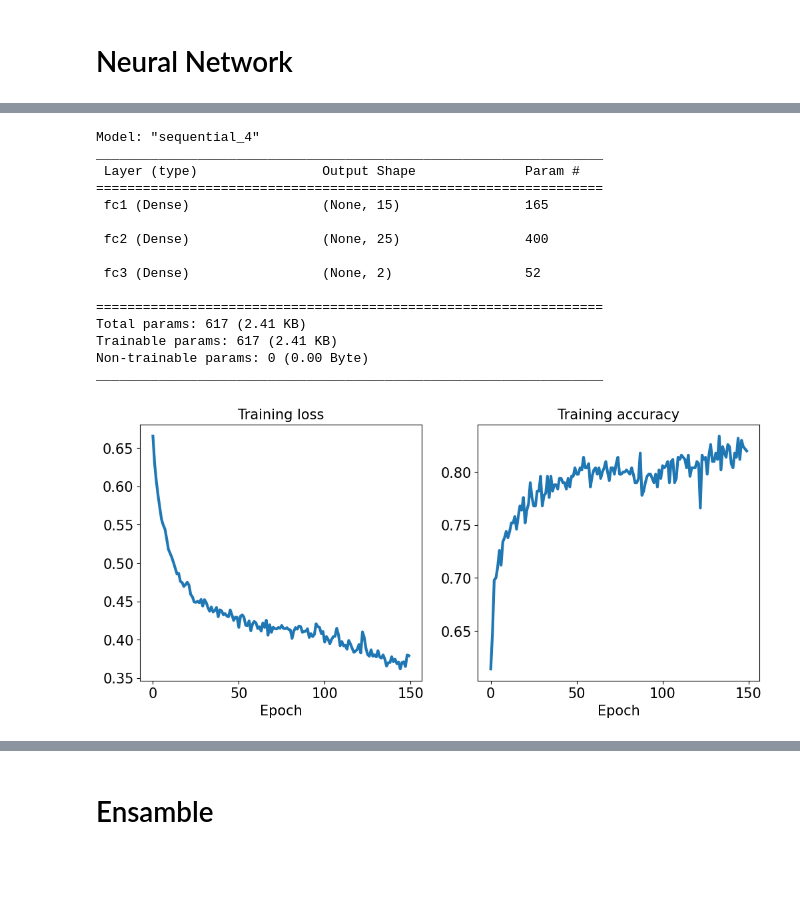
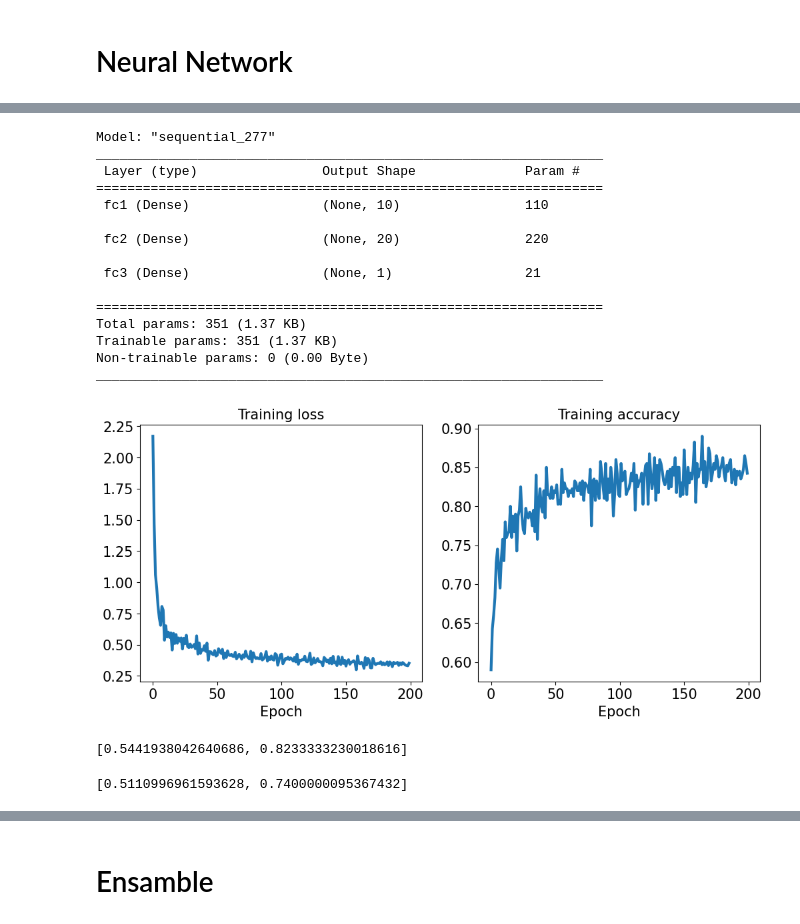
Before and after one commit to Andrewss01/Machine-Learning, a Jupyter notebook: Parte_Andre.ipynb, the cells around one changed output, grey strips where cells are left out. Saved outputs shown, nothing was run; the diff lists cells and outputs as text; code cells hidden in the pictures; blank space fills up the shorter version.

```diff
--- a/Parte_Andre.ipynb
+++ b/Parte_Andre.ipynb
@@ -364,6 +368,0 @@ X_lr_sbs_test = sbs.transform(X_test_std)
-# %%
-pipe_lr_sbs = make_pipeline(StandardScaler(),lr)
-param_grid_lr_sbs = [{'logisticregression__C':C_range, 'logisticregression__max_iter':max_iter, 'logisticregression__solver':['lbfgs']},
-{'logisticregression__C':C_range, 'logisticregression__max_iter':max_iter, 'logisticregression__solver':['newton-cholesky']} ]
-gs_lr_sbs  = GridSearchCV(estimator= pipe_lr_sbs, param_grid= param_grid_lr_sbs, cv = 10, refit = True, n_jobs= -1, scoring= 'accuracy')
-gs_lr_sbs.fit(X_lr_sbs_train, y_train)
@@ -1117,7 +1113,7 @@ WARNING:tensorflow:From C:\Users\andre\AppData\Local\Packages\PythonSoftwareFoun
 # %%
-magic_dict_train = {'features': X_train, 'labels': y_train}
+x_train_orig, x_val, y_train_orig, y_val = train_test_split(X_train, y_train, random_state=1, test_size= 0.2, stratify= y_train)
+magic_dict_train = {'features': x_train_orig, 'labels': y_train_orig}
 magic_dict_test = {'features': X_test, 'labels': y_test}
-
 ds_train_orig = tf.data.Dataset.from_tensor_slices(magic_dict_train)
 ds_test = tf.data.Dataset.from_tensor_slices(magic_dict_test)
 # %%
@@ -1126,47 +1152,52 @@ ds_test = ds_test.map(lambda x: (x['features'], x['labels']))
 # %%
-magic_model = tf.keras.Sequential([tf.keras.layers.Dense(15, activation = 'sigmoid', name = 'fc1', input_shape= (10,)),
-tf.keras.layers.Dense(25, activation = 'sigmoid', name = 'fc2', input_shape= (10,)),
-tf.keras.layers.Dense(2, name = 'fc3', activation = 'softmax')])
+magic_model = tf.keras.Sequential([tf.keras.layers.Dense(10, activation = 'relu', name = 'fc1', input_shape= (10,)),
+tf.keras.layers.Dense(20, activation = 'relu', name = 'fc2'),
+tf.keras.layers.Dense(1, name = 'fc3', activation = 'sigmoid')])
 magic_model.summary()
 # %% [output]
-Model: "sequential_4"
+Model: "sequential_277"
 _________________________________________________________________
  Layer (type)                Output Shape              Param #
 =================================================================
- fc1 (Dense)                 (None, 15)                165
+ fc1 (Dense)                 (None, 10)                110
 
- fc2 (Dense)                 (None, 25)                400
+ fc2 (Dense)                 (None, 20)                220
 
- fc3 (Dense)                 (None, 2)                 52
+ fc3 (Dense)                 (None, 1)                 21
 
 =================================================================
-Total params: 617 (2.41 KB)
-Trainable params: 617 (2.41 KB)
+Total params: 351 (1.37 KB)
+Trainable params: 351 (1.37 KB)
 Non-trainable params: 0 (0.00 Byte)
 _________________________________________________________________
 # %%
-magic_model.compile(optimizer= 'adam', loss = 'sparse_categorical_crossentropy', metrics = ['accuracy'])
+magic_model.compile(optimizer= 'adam', loss = tf.keras.losses.BinaryCrossentropy() , metrics = [tf.keras.metrics.BinaryAccuracy()])
 num_epochs = 100
-training_size = len(X_train)
+training_size = len(ds_train_)
 batch_size = 2
 ds_train = ds_train_orig.shuffle(buffer_size= training_size)
 ds_train = ds_train.repeat()
 ds_train = ds_train.batch(batch_size = 2)
 steps = np.ceil(training_size/batch_size)
-history = magic_model.fit(ds_train, epochs= 150, verbose = 0, steps_per_epoch= steps)
+history = magic_model.fit(ds_train, epochs= 200, verbose = 0, steps_per_epoch= steps)
 # %%
 hist = history.history
 fig = plt.figure(figsize= (12,5))
 ax = fig.add_subplot(1,2,1)
 ax.plot(hist['loss'], lw = 3)
 ax.set_title('Training loss', size = 15)
 ax.set_xlabel('Epoch',size = 15)
 ax.tick_params(axis = 'both', which = 'major', labelsize = 15)
 ax = fig.add_subplot(1,2,2)
-ax.plot(hist['accuracy'], lw = 3)
+ax.plot(hist['binary_accuracy'], lw = 3)
 ax.set_title('Training accuracy', size = 15)
 ax.set_xlabel('Epoch', size = 15)
 ax.tick_params(axis = 'both', which = 'major', labelsize = 15)
 plt.show()
 # %% [output]
-[figure, old version]
+[figure, new version]
+# %%
+results = magic_model.evaluate(ds_test.batch(10), verbose= 0)
+print(results)
+# %% [output]
+[0.5441938042640686, 0.8233333230018616]
@@ -1172,0 +1217,5 @@ plt.show()
+# %%
+results = magic_model.evaluate(ds_test.batch(10), verbose= 0)
+print(results)
+# %% [output]
+[0.5110996961593628, 0.7400000095367432]
```
Also changed, not shown: parts of 76 cells of this notebook.
